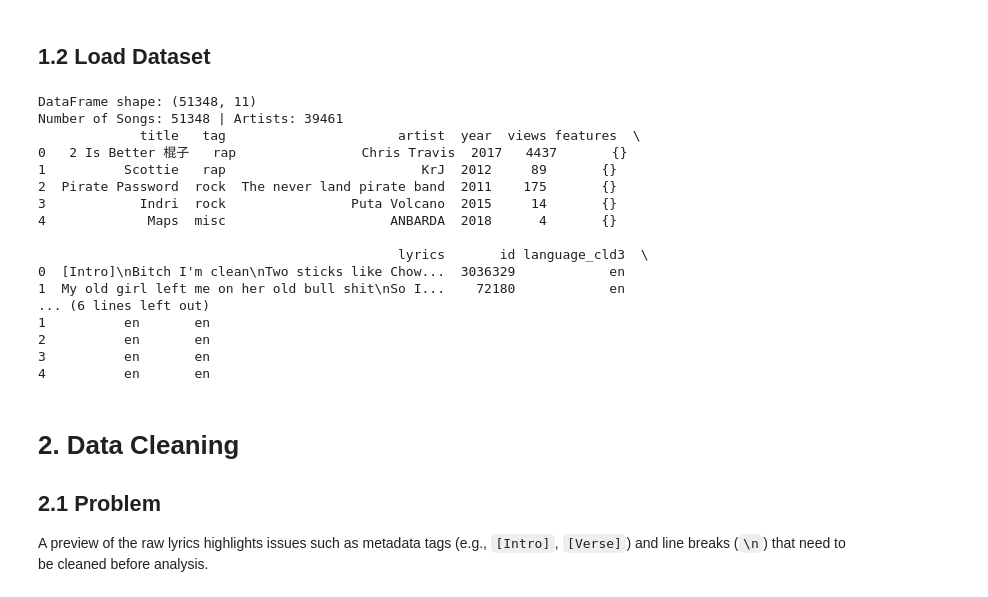
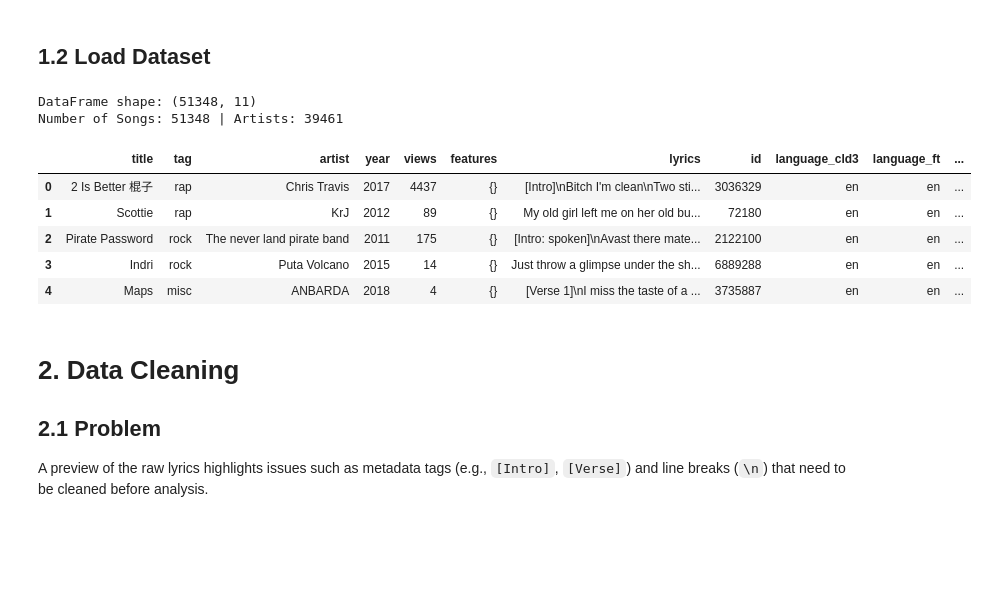
Before and after one commit to selina080701/Text-Analytics-Project, a Jupyter notebook: data-cleaning.ipynb, the cells around one changed output. Drawn from its saved outputs; the diff is of its cells as text; code cells hidden in the pictures; blank space fills up the shorter version.

```diff
--- a/data-cleaning.ipynb
+++ b/data-cleaning.ipynb
@@ -20,29 +20,19 @@ plt.rcParams['figure.figsize'] = (12, 6)
 # %% [markdown]
 ## 1.2 Load Dataset
 # %%
-
-
-print(f"DataFrame shape: {df.shape}")df = pd.read_csv('data/raw/lyrics_subset_1pct.csv')
+df = pd.read_csv('data/raw/lyrics_subset_1pct.csv')
+print(f"DataFrame shape: {df.shape}")
 print(f"Number of Songs: {len(df)} | Artists: {df['artist'].nunique()}")
 df.head()
 # %% [output]
 DataFrame shape: (51348, 11)
 Number of Songs: 51348 | Artists: 39461
-             title   tag                      artist  year  views features  \
-0   2 Is Better 棍子   rap                Chris Travis  2017   4437       {}
-1          Scottie   rap                         KrJ  2012     89       {}
-2  Pirate Password  rock  The never land pirate band  2011    175       {}
-3            Indri  rock                Puta Volcano  2015     14       {}
-4             Maps  misc                     ANBARDA  2018      4       {}
-
-                                              lyrics       id language_cld3  \
-0  [Intro]\nBitch I'm clean\nTwo sticks like Chow...  3036329            en
-1  My old girl left me on her old bull shit\nSo I...    72180            en
-... (6 lines left out)
-1          en       en
-2          en       en
-3          en       en
-4          en       en
+|  | title | tag | artist | year | views | features | lyrics | id | language_cld3 | language_ft | ... |
+| 0 | 2 Is Better 棍子 | rap | Chris Travis | 2017 | 4437 | {} | [Intro]\nBitch I'm clean\nTwo sti... | 3036329 | en | en | ... |
+| 1 | Scottie | rap | KrJ | 2012 | 89 | {} | My old girl left me on her old bu... | 72180 | en | en | ... |
+| 2 | Pirate Password | rock | The never land pirate band | 2011 | 175 | {} | [Intro: spoken]\nAvast there mate... | 2122100 | en | en | ... |
+| 3 | Indri | rock | Puta Volcano | 2015 | 14 | {} | Just throw a glimpse under the sh... | 6889288 | en | en | ... |
+| 4 | Maps | misc | ANBARDA | 2018 | 4 | {} | [Verse 1]\nI miss the taste of a ... | 3735887 | en | en | ... |
 # %% [markdown]
 # 2. Data Cleaning
 ## 2.1 Problem
```
Also changed, not shown: parts of 2 cells of this notebook, 4 other files.
